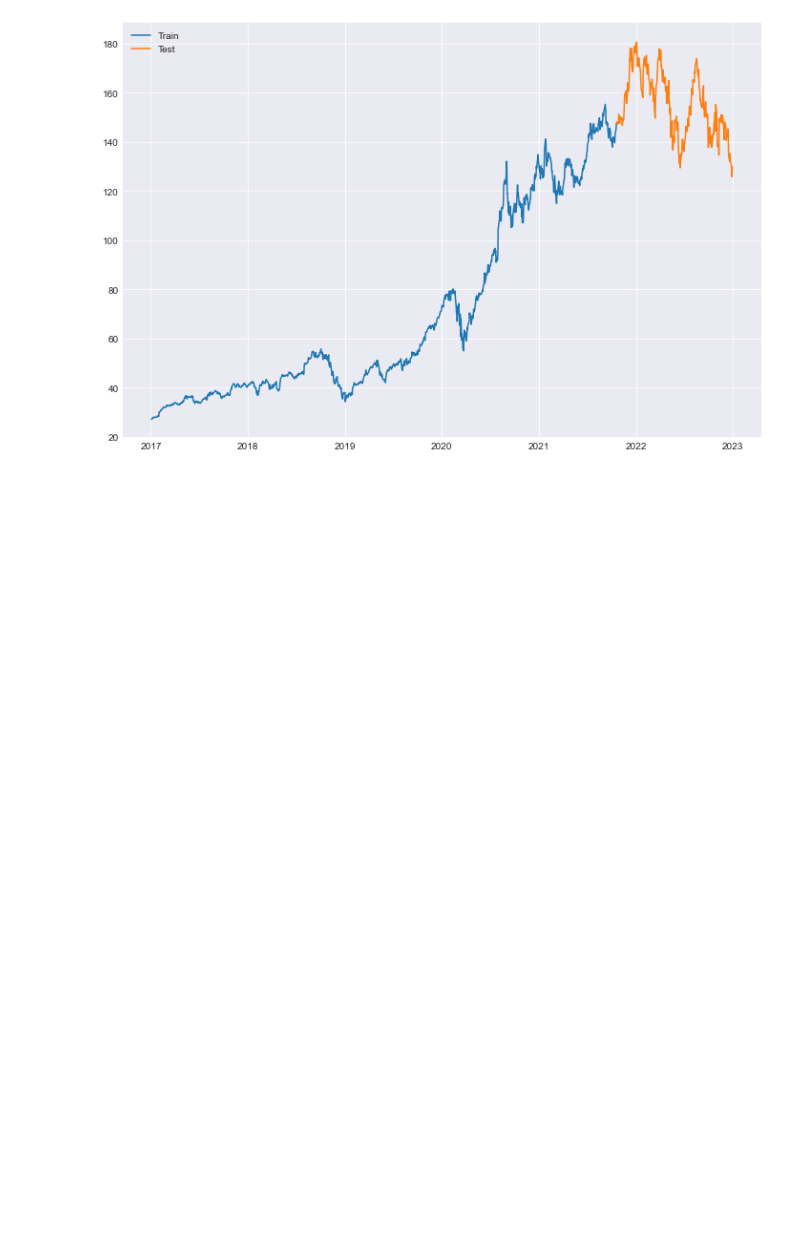
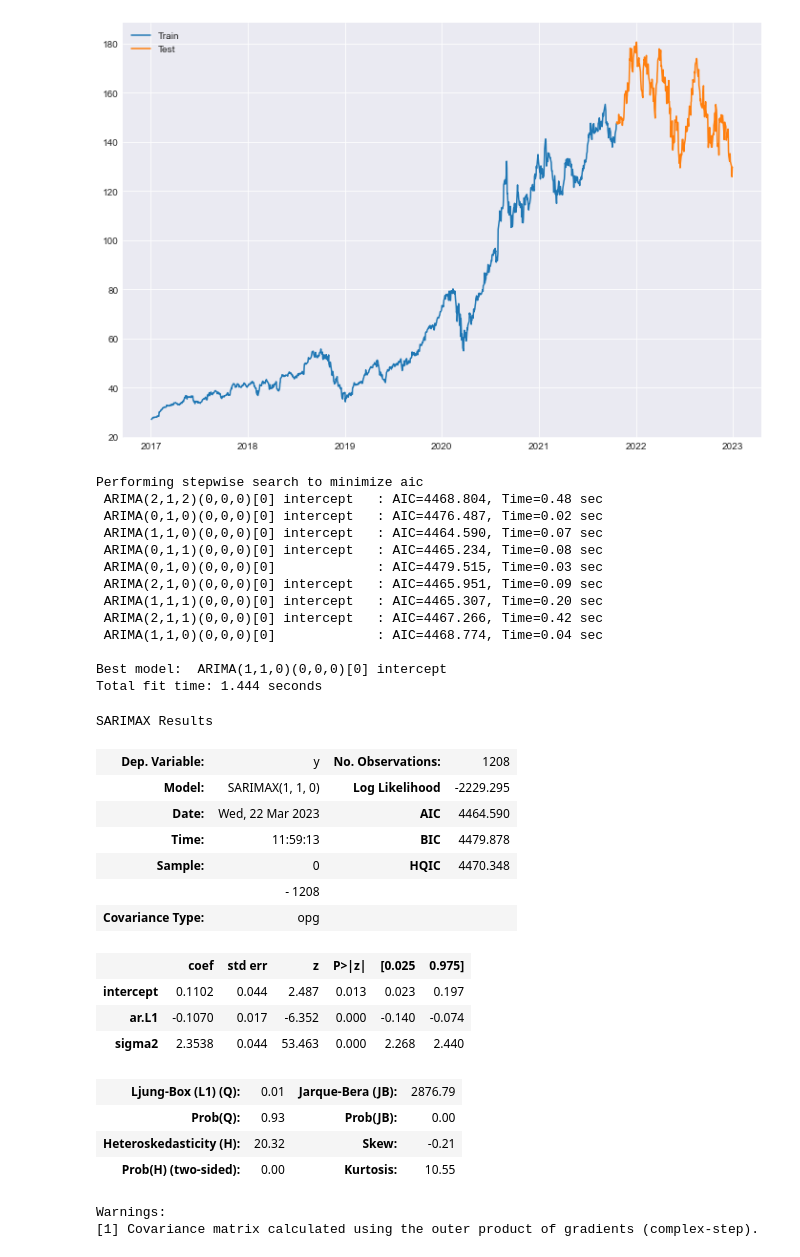
Before and after one commit to rahulakrish/portfolio_builder, a Jupyter notebook: notebook.ipynb, the cells around one changed output. Drawn from its saved outputs; the diff is of its cells as text; code cells hidden in the pictures; blank space fills up the shorter version.

```diff
--- a/notebook.ipynb
+++ b/notebook.ipynb
@@ -252,0 +252,35 @@ from pmdarima import autoarima
+# %%
+arima = auto_arima(train,trace=True)
+arima.summary()
+# %% [output]
+Performing stepwise search to minimize aic
+ ARIMA(2,1,2)(0,0,0)[0] intercept   : AIC=4468.804, Time=0.48 sec
+ ARIMA(0,1,0)(0,0,0)[0] intercept   : AIC=4476.487, Time=0.02 sec
+ ARIMA(1,1,0)(0,0,0)[0] intercept   : AIC=4464.590, Time=0.07 sec
+ ARIMA(0,1,1)(0,0,0)[0] intercept   : AIC=4465.234, Time=0.08 sec
+ ARIMA(0,1,0)(0,0,0)[0]             : AIC=4479.515, Time=0.03 sec
+ ARIMA(2,1,0)(0,0,0)[0] intercept   : AIC=4465.951, Time=0.09 sec
+ ARIMA(1,1,1)(0,0,0)[0] intercept   : AIC=4465.307, Time=0.20 sec
+ ARIMA(2,1,1)(0,0,0)[0] intercept   : AIC=4467.266, Time=0.42 sec
+ ARIMA(1,1,0)(0,0,0)[0]             : AIC=4468.774, Time=0.04 sec
+
+Best model:  ARIMA(1,1,0)(0,0,0)[0] intercept
+Total fit time: 1.444 seconds
+SARIMAX Results
+| Dep. Variable: | y | No. Observations: | 1208 |
+| Model: | SARIMAX(1, 1, 0) | Log Likelihood | -2229.295 |
+| Date: | Wed, 22 Mar 2023 | AIC | 4464.590 |
+| Time: | 11:59:13 | BIC | 4479.878 |
+| Sample: | 0 | HQIC | 4470.348 |
+|  | - 1208 |  |  |
+| Covariance Type: | opg |  |  |
+|  | coef | std err | z | P>|z| | [0.025 | 0.975] |
+| intercept | 0.1102 | 0.044 | 2.487 | 0.013 | 0.023 | 0.197 |
+| ar.L1 | -0.1070 | 0.017 | -6.352 | 0.000 | -0.140 | -0.074 |
+| sigma2 | 2.3538 | 0.044 | 53.463 | 0.000 | 2.268 | 2.440 |
+| Ljung-Box (L1) (Q): | 0.01 | Jarque-Bera (JB): | 2876.79 |
+| Prob(Q): | 0.93 | Prob(JB): | 0.00 |
+| Heteroskedasticity (H): | 20.32 | Skew: | -0.21 |
+| Prob(H) (two-sided): | 0.00 | Kurtosis: | 10.55 |
+Warnings:
+[1] Covariance matrix calculated using the outer product of gradients (complex-step).
```
Also changed, not shown: parts of 6 cells of this notebook.
